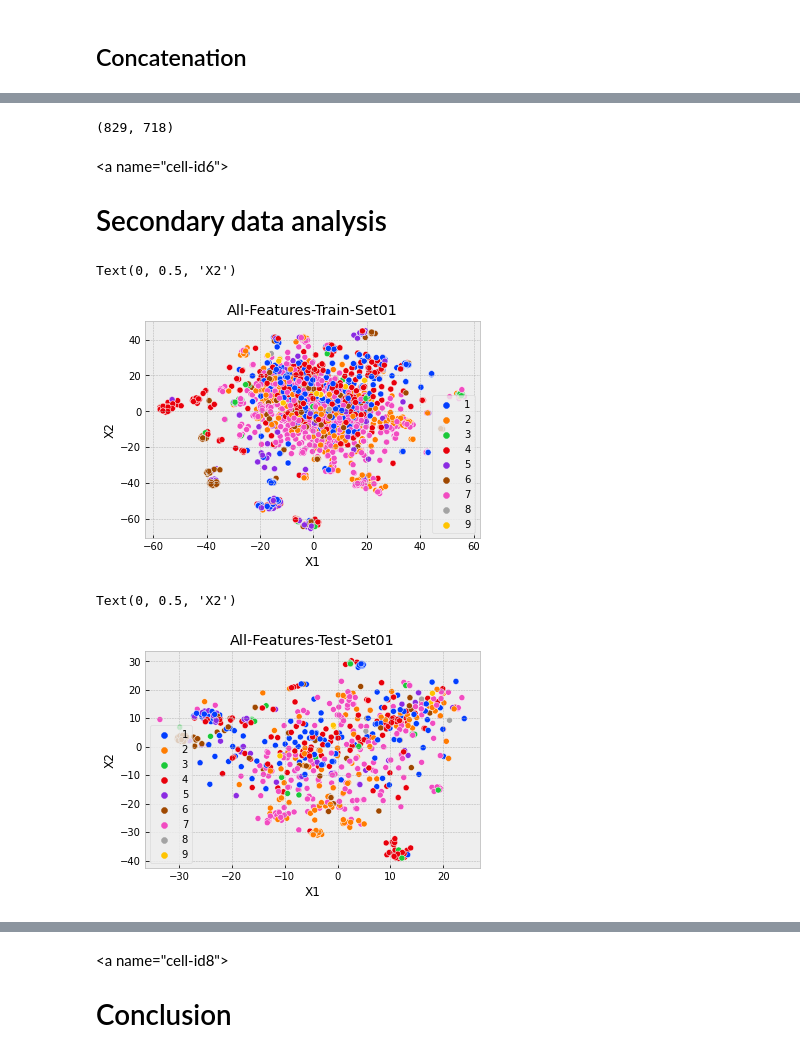
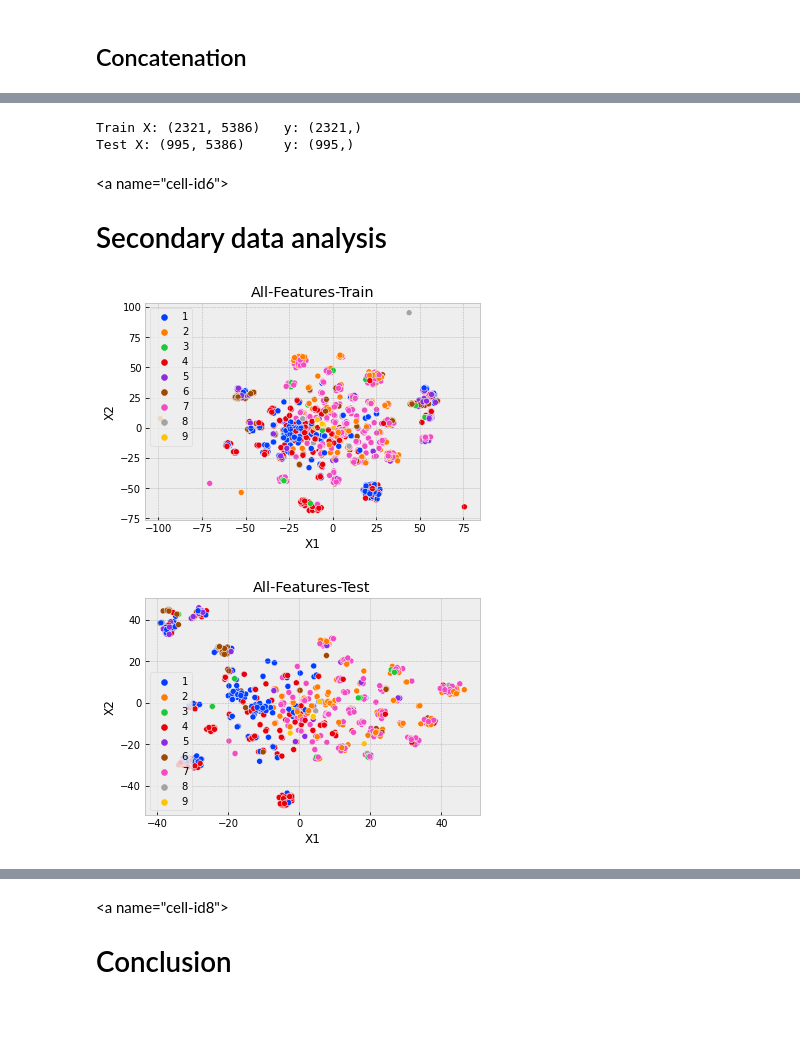
Before and after one commit to akshayonly/DL-Case-Study-Classifying-GM, a Jupyter notebook: Classifying_Genetic_Mutation_.ipynb, the cells around one changed output, grey strips where cells are left out. Cells and saved outputs as stored; diff of their text form; code cells hidden in the pictures; blank space fills up the shorter version.

```diff
--- a/Classifying_Genetic_Mutation_.ipynb
+++ b/Classifying_Genetic_Mutation_.ipynb
@@ -407,0 +283,9 @@ res_ts_var.shape
+# %%
+# Create LabelBinzarizer object
+one_hot = CountVectorizer()
+
+# One-hot encode data
+one_hot.fit(x_train['Gene'])
+
+ohe_tr_gene = one_hot.transform(x_train['Gene'])
+ohe_ts_gene = one_hot.transform(x_test['Gene'])
@@ -407,0 +298,9 @@ res_ts_var.shape
+# %%
+# Create LabelBinzarizer object
+one_hot = CountVectorizer()
+
+# One-hot encode data
+one_hot.fit(x_train['Variation'])
+
+ohe_tr_var = one_hot.transform(x_train['Variation'])
+ohe_ts_var = one_hot.transform(x_test['Variation'])
@@ -412,9 +317,11 @@ res_ts_var.shape
 # %%
 vec_start = datetime.now()
 
-tfidf = TfidfVectorizer(ngram_range=(2, 4), max_features=700)
+tfidf = TfidfVectorizer(ngram_range=(2, 4),
+                        sublinear_tf=True,
+                        max_features=3000).fit(x_train['TEXT'])
 
-tfidf_tr_text = tfidf.fit_transform(x_train['TEXT'])
+tfidf_tr_text = tfidf.transform(x_train['TEXT'])
 tfidf_ts_text = tfidf.transform(x_test['TEXT'])
 
 vec_end = datetime.now()
@@ -501,5 +341,10 @@ ptm_ts_text.shape
 # %% [markdown]
 ## Concatenation
 # %%
-train_set_1 = np.hstack((tfidf_tr_text.toarray(), ohe_tr_var.toarray(), ohe_tr_gene.toarray()))
-test_set_1 = np.hstack((tfidf_ts_text.toarray(), ohe_ts_var.toarray(), ohe_ts_gene.toarray()))
+train = np.hstack((tfidf_tr_text.toarray(),
+                   ohe_tr_var.toarray(),
+                   ohe_tr_gene.toarray()))
+
+test = np.hstack((tfidf_ts_text.toarray(),
+                  ohe_ts_var.toarray(),
+                  ohe_ts_gene.toarray()))
@@ -523,27 +351,31 @@ train_set_2 = np.hstack((ptm_tr_text, res_tr_var, res_tr_gene))
-# %%
-test_set_2.shape
-# %% [output]
-(829, 718)
+# %%
+print(f"Train X: {train.shape}\ty: {y_train.shape}")
+print(f"Test X: {test.shape}\ty: {y_test.shape}")
+# %% [output]
+Train X: (2321, 5386)   y: (2321,)
+Test X: (995, 5386)     y: (995,)
 # %% [markdown]
 <a name="cell-id6"></a>
 # Secondary data analysis
 # %%
-X_embedded = TSNE(n_components=2, perplexity=50).fit_transform(train_set_1)
+X_embedded = TSNE(n_components=2).fit_transform(train)
+
 sns.scatterplot(X_embedded[:,0], X_embedded[:,1],
                 hue=y_train, legend='full', palette=palette)
-plt.title('All-Features-Train-Set01')
+plt.title('All-Features-Train')
 plt.xlabel('X1')
 plt.ylabel('X2')
+plt.savefig("All-Features-Train.png", dpi=256)
 # %% [output]
-Text(0, 0.5, 'X2')
-[figure, old version]
+[figure, new version]
 # %%
-X_embedded = TSNE(n_components=2, perplexity=50).fit_transform(test_set_1)
+X_embedded = TSNE(n_components=2).fit_transform(test)
+
 sns.scatterplot(X_embedded[:,0], X_embedded[:,1],
                 hue=y_test, legend='full', palette=palette)
-plt.title('All-Features-Test-Set01')
+plt.title('All-Features-Test')
 plt.xlabel('X1')
 plt.ylabel('X2')
+plt.savefig("All-Features-Test.png", dpi=256)
 # %% [output]
-Text(0, 0.5, 'X2')
-[figure, old version]
+[figure, new version]
```
Also changed, not shown: parts of 82 cells of this notebook.
